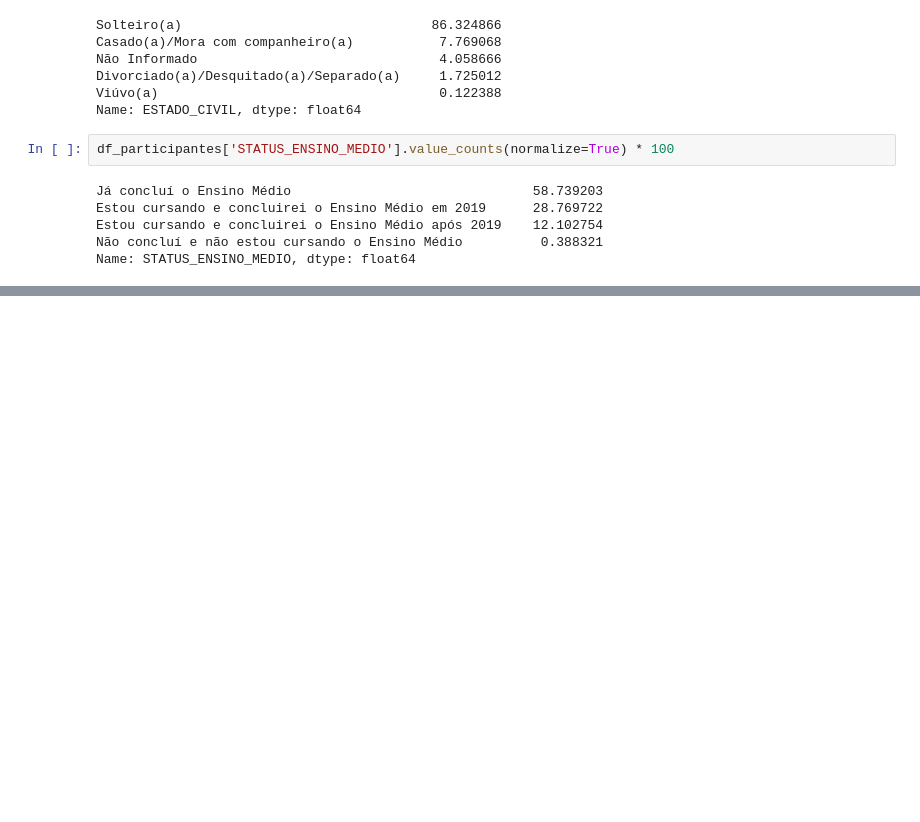
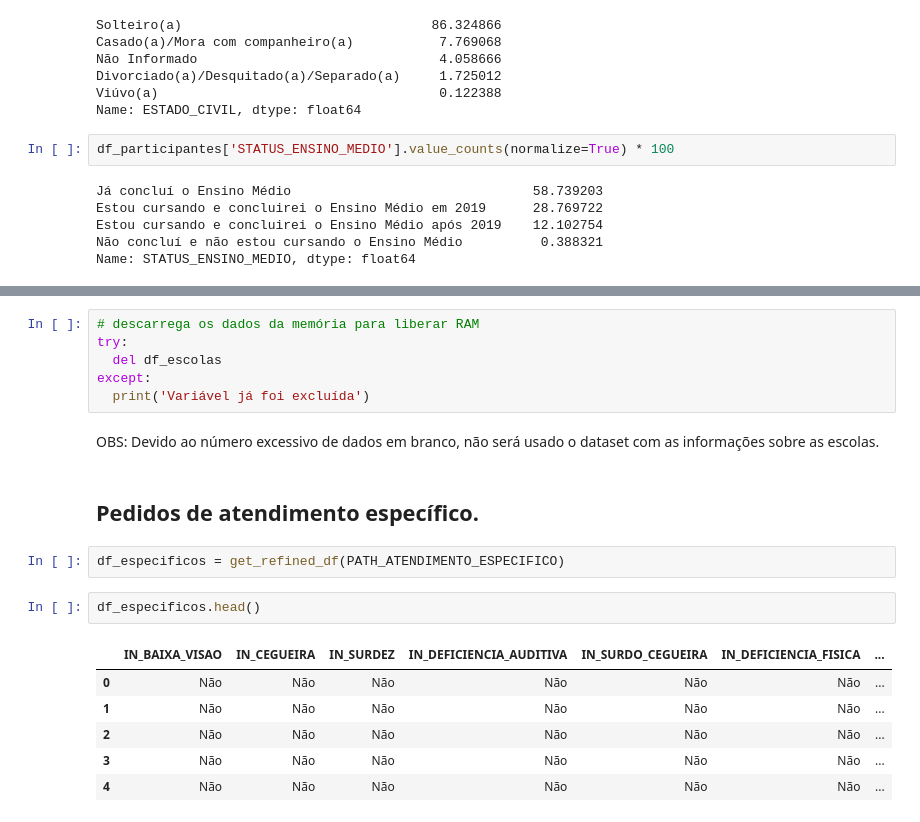
Before and after one commit to Alberto-Oliveira-Barbosa/analise_enem, a Jupyter notebook: Analise_Enem.ipynb, the cells around one changed output, grey strips where cells are left out. Drawn from its saved outputs; the diff is of its cells as text; blank space fills up the shorter version.

```diff
--- a/Analise_Enem.ipynb
+++ b/Analise_Enem.ipynb
@@ -909,0 +1076,21 @@ Name: STATUS_ENSINO_MEDIO, dtype: float64
+# %%
+# descarrega os dados da memória para liberar RAM
+try:
+  del df_escolas
+except:
+  print('Variável já foi excluída')
+# %% [markdown]
+OBS: Devido ao número excessivo de dados em branco, não será usado o dataset com as informações sobre as escolas.
+# %% [markdown]
+## Pedidos de atendimento específico.
+# %%
+df_especificos = get_refined_df(PATH_ATENDIMENTO_ESPECIFICO)
+# %%
+df_especificos.head()
+# %% [output]
+|  | IN_BAIXA_VISAO | IN_CEGUEIRA | IN_SURDEZ | IN_DEFICIENCIA_AUDITIVA | IN_SURDO_CEGUEIRA | IN_DEFICIENCIA_FISICA | ... |
+| 0 | Não | Não | Não | Não | Não | Não | ... |
+| 1 | Não | Não | Não | Não | Não | Não | ... |
+| 2 | Não | Não | Não | Não | Não | Não | ... |
+| 3 | Não | Não | Não | Não | Não | Não | ... |
+| 4 | Não | Não | Não | Não | Não | Não | ... |
```
Also changed, not shown: parts of 97 cells of this notebook.
